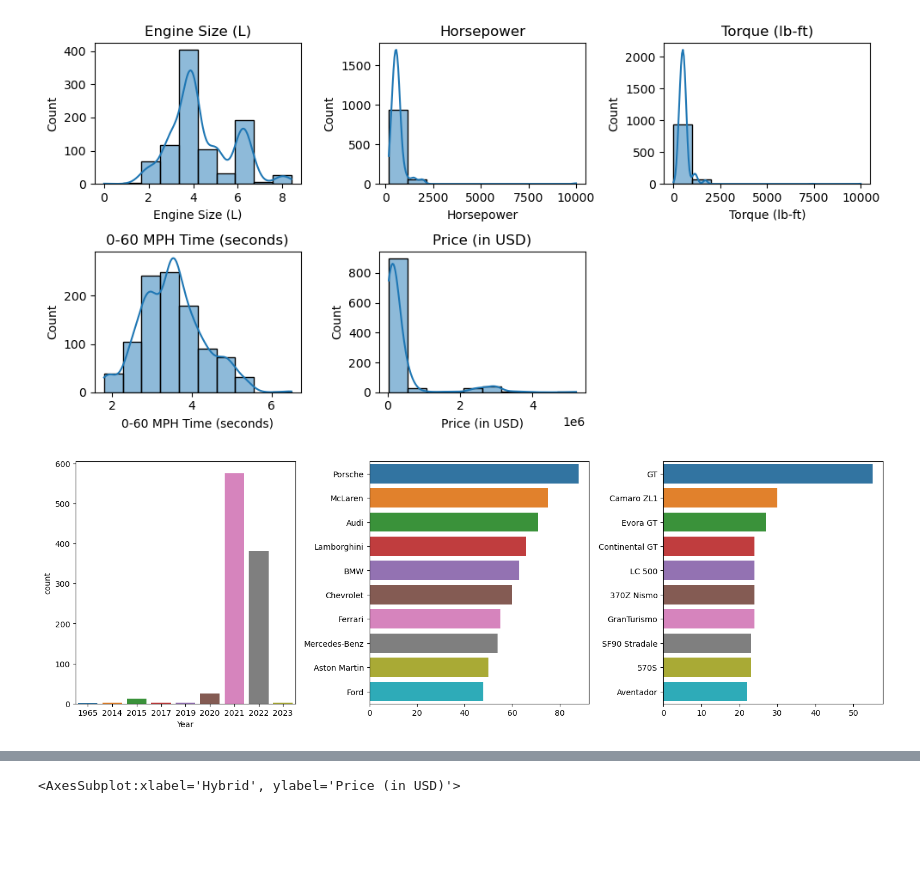
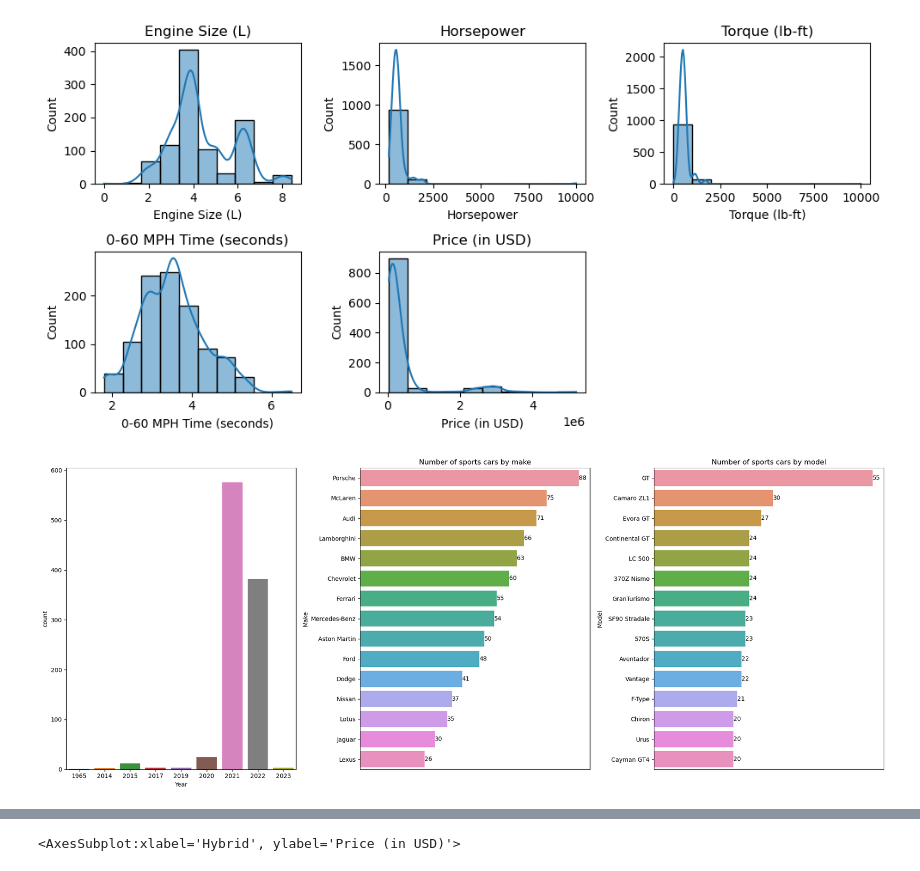
Before and after one commit to thomaschow0716/Sports_cars, a Jupyter notebook: Sports Cars.ipynb, the cells around one changed output, grey strips where cells are left out. Saved outputs shown, nothing was run; the diff lists cells and outputs as text; code cells hidden in the pictures; blank space fills up the shorter version.

```diff
--- a/Sports Cars.ipynb
+++ b/Sports Cars.ipynb
@@ -164,20 +164,27 @@ plt.show()
 # %% [output]
 [figure]
 # %%
-plt.figure(figsize=(15, 5))
+plt.figure(figsize=(20, 8))
 
 plt.subplot(1,3,1)
 sns.countplot(x = 'Year',data = sports_cars)
 
+def horizontal_plot(col):
+    df = sports_cars[col].value_counts().head(15)
+    ax = sns.barplot(x = df.values,y = df.index)
+    ax.set(xticklabels=[],title = f'Number of sports cars by {col.split()[1].lower()}',ylabel = col.split()[1])
+    ax.tick_params(bottom=False)
+
+    for bars in ax.containers:
+        ax.bar_label(bars)
 plt.subplot(1,3,2)
-top_car_makes = sports_cars['Car Make'].value_counts().head(10)
-sns.barplot(x = top_car_makes.values,y = top_car_makes.index)
+horizontal_plot('Car Make')
 
 plt.subplot(1,3,3)
-top_car_models = sports_cars['Car Model'].value_counts().head(10)
-sns.barplot(x = top_car_models.values,y = top_car_models.index)
+horizontal_plot('Car Model')
+
 
 plt.tight_layout()
 plt.show()
 # %% [output]
-[figure, old version]
+[figure, new version]
```
Also changed, not shown: parts of 3 cells of this notebook.
